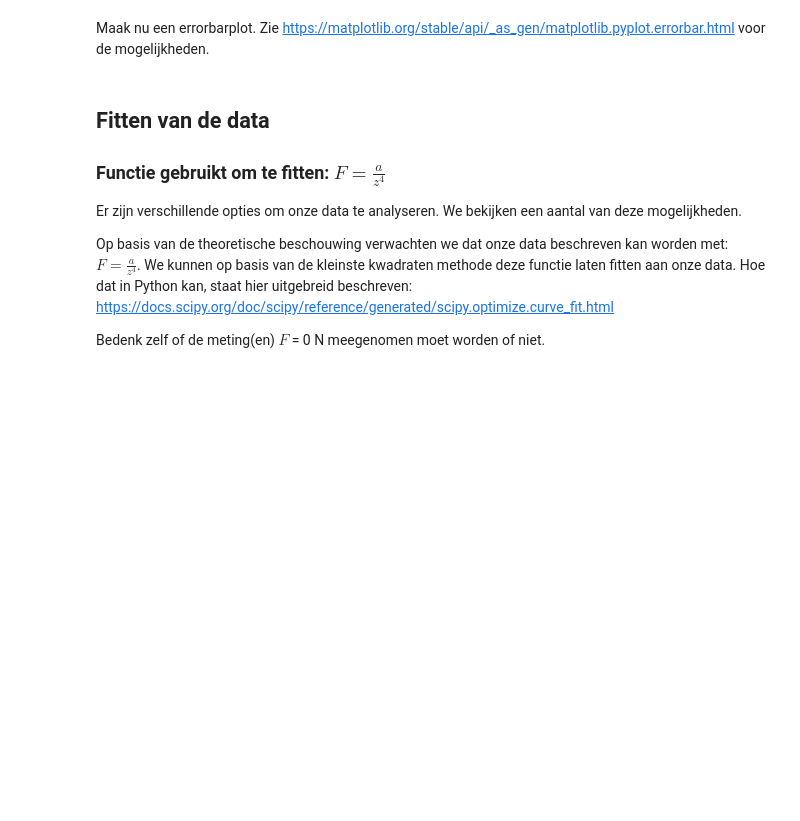
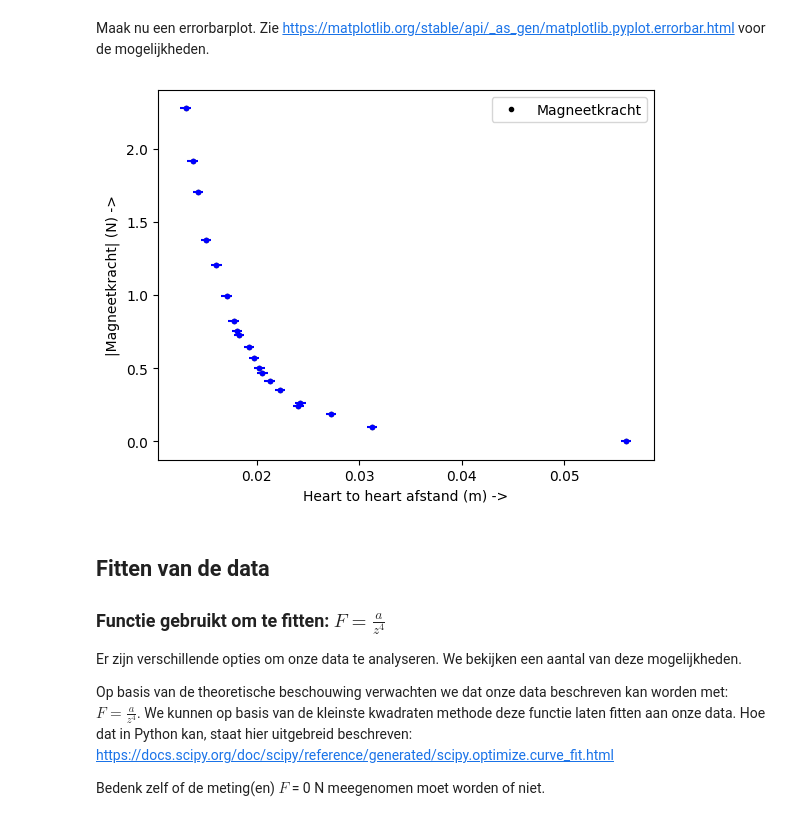
Before and after one commit to Emcrypted-Dev/practicum131023, a Jupyter notebook: IE1_labjournaal_NL.ipynb, the cells around one changed output. Saved outputs shown, nothing was run; the diff lists cells and outputs as text; code cells hidden in the pictures; blank space fills up the shorter version.

```diff
--- a/IE1_labjournaal_NL.ipynb
+++ b/IE1_labjournaal_NL.ipynb
@@ -118,16 +142,23 @@ plt.show()
 Op basis van je plot en een visuele inspectie, mag je de twee datasets combineren? Zo ja, combineer de twee datasets.
 # %%
 #combineren arrays
-z =
-F =
+z = np.concatenate((z_af, z_aan))
+F = np.concatenate((F_af, F_aan))
 # %% [markdown]
 Maak nu een errorbarplot. Zie https://matplotlib.org/stable/api/_as_gen/matplotlib.pyplot.errorbar.html voor de mogelijkheden.
 # %%
 #Data verwerking en analyse:
 #(F,z)-plot met errorbars
 plt.figure()
-**[your code]**
+#** [your code] **
+plt.plot(z, F, 'k.', label="Magneetkracht")
+plt.xlabel("Heart to heart afstand (m) ->")
+plt.ylabel("|Magneetkracht| (N) ->")
+plt.errorbar(z, F, u_F, u_z, 'b.')
+plt.legend()
 plt.show()
+# %% [output]
+[figure, added]
 # %% [markdown]
 ## Fitten van de data
 ### Functie gebruikt om te fitten: $F = \frac{a}{z^4}$
```
Also changed, not shown: parts of 13 cells of this notebook, 1 other file.
